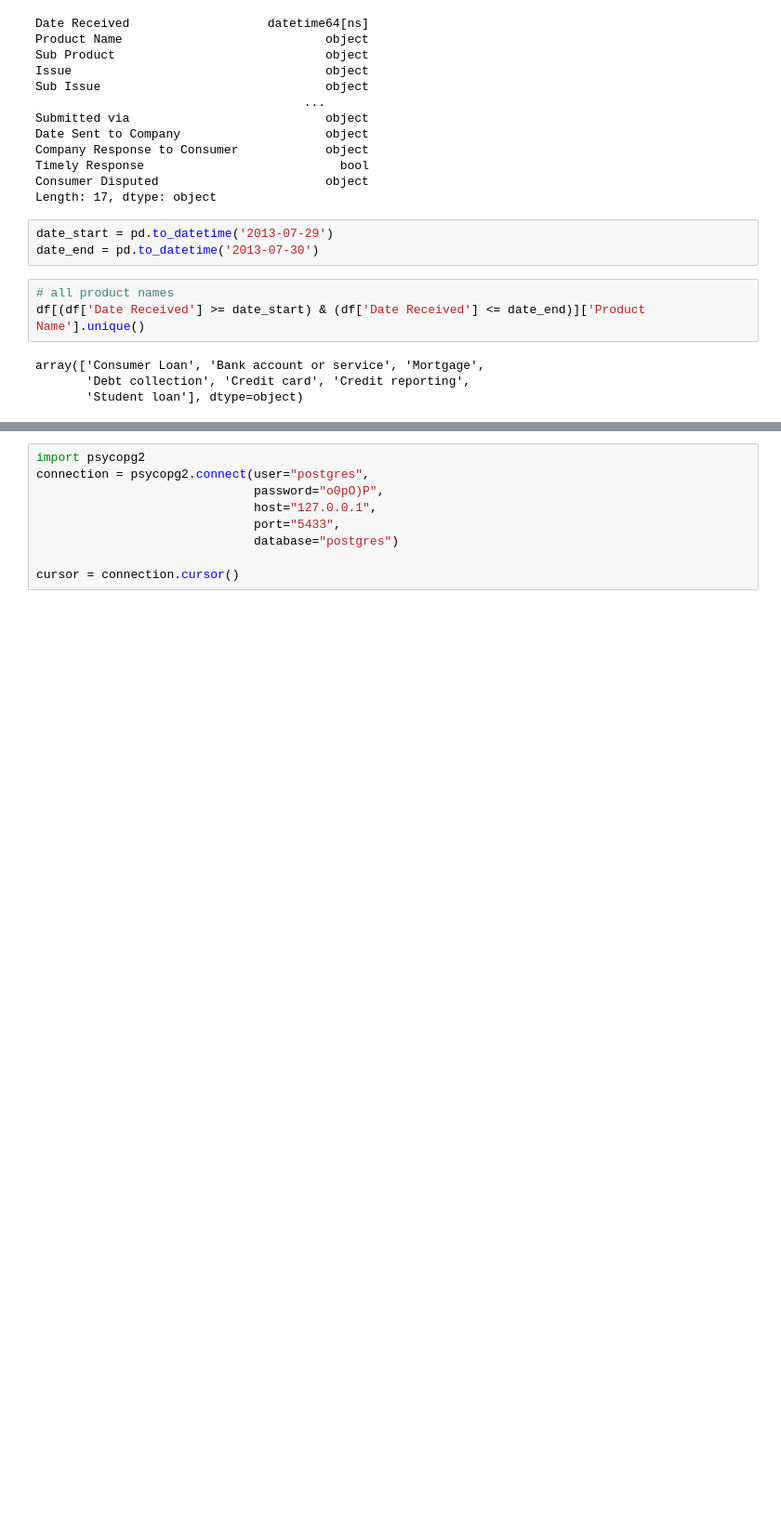
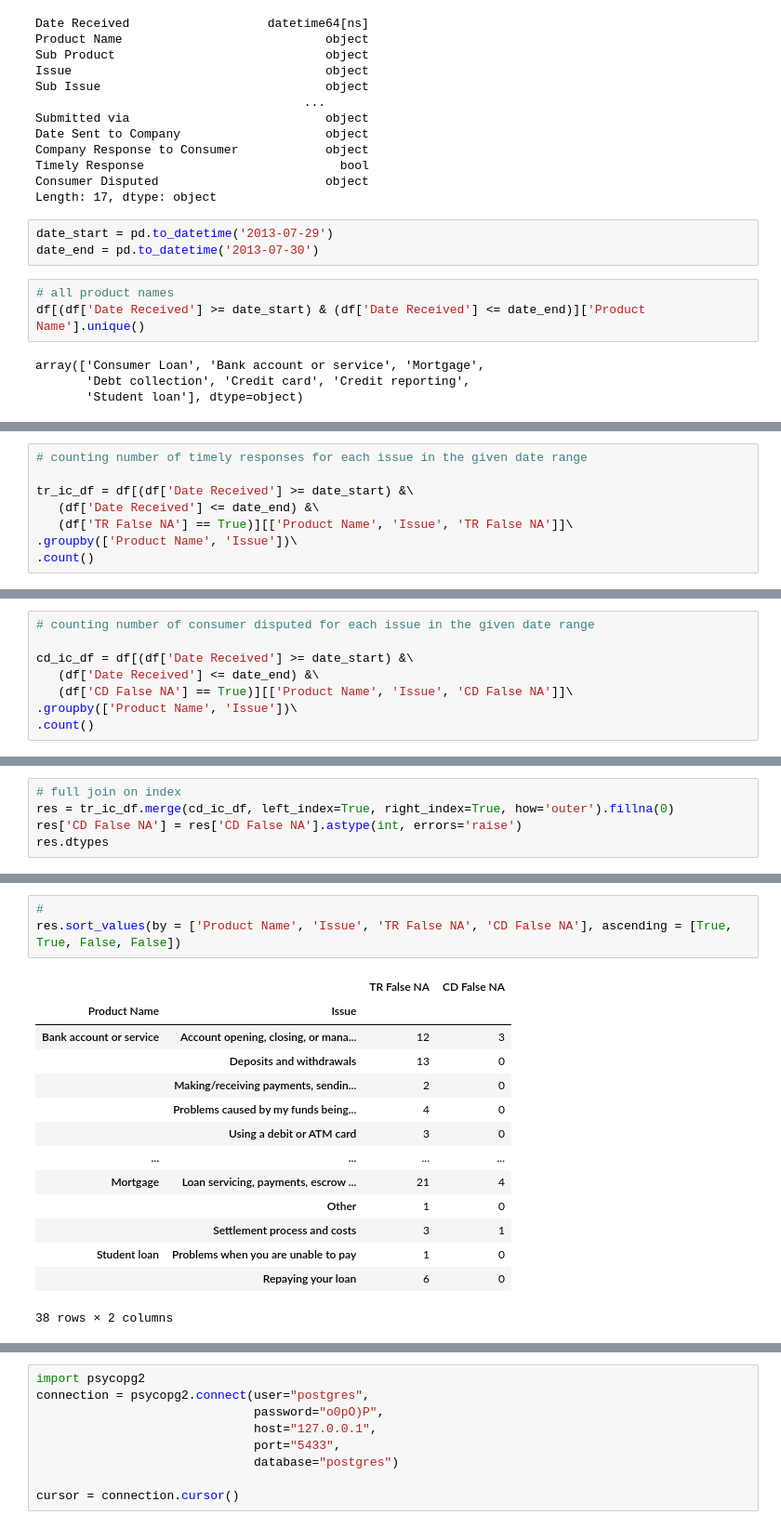
Before and after one commit to ecviridova/epam_training, a Jupyter notebook: complaints.ipynb, the cells around one changed output, grey strips where cells are left out. Shown at 93% size. Saved outputs shown, nothing was run; the diff lists cells and outputs as text; blank space fills up the shorter version.

```diff
--- a/complaints.ipynb
+++ b/complaints.ipynb
@@ -148,0 +135,8 @@ df[df['Consumer Disputed']==True ].groupby(['Product Name','Issue']).sum().sort_
+# %%
+# counting number of timely responses for each issue in the given date range
+
+tr_ic_df = df[(df['Date Received'] >= date_start) &\
+   (df['Date Received'] <= date_end) &\
+   (df['TR False NA'] == True)][['Product Name', 'Issue', 'TR False NA']]\
+.groupby(['Product Name', 'Issue'])\
+.count()
@@ -148,0 +153,8 @@ df[df['Consumer Disputed']==True ].groupby(['Product Name','Issue']).sum().sort_
+# %%
+# counting number of consumer disputed for each issue in the given date range
+
+cd_ic_df = df[(df['Date Received'] >= date_start) &\
+   (df['Date Received'] <= date_end) &\
+   (df['CD False NA'] == True)][['Product Name', 'Issue', 'CD False NA']]\
+.groupby(['Product Name', 'Issue'])\
+.count()
@@ -148,0 +171,5 @@ df[df['Consumer Disputed']==True ].groupby(['Product Name','Issue']).sum().sort_
+# %%
+# full join on index
+res = tr_ic_df.merge(cd_ic_df, left_index=True, right_index=True, how='outer').fillna(0)
+res['CD False NA'] = res['CD False NA'].astype(int, errors='raise')
+res.dtypes
@@ -148,0 +190,18 @@ df[df['Consumer Disputed']==True ].groupby(['Product Name','Issue']).sum().sort_
+# %%
+#
+res.sort_values(by = ['Product Name', 'Issue', 'TR False NA', 'CD False NA'], ascending = [True, True, False, False])
+# %% [output]
+|  |  | TR False NA | CD False NA |
+| Product Name | Issue |  |  |
+| Bank account or service | Account opening, closing, or mana... | 12 | 3 |
+|  | Deposits and withdrawals | 13 | 0 |
+|  | Making/receiving payments, sendin... | 2 | 0 |
+|  | Problems caused by my funds being... | 4 | 0 |
+|  | Using a debit or ATM card | 3 | 0 |
+| ... | ... | ... | ... |
+| Mortgage | Loan servicing, payments, escrow ... | 21 | 4 |
+|  | Other | 1 | 0 |
+|  | Settlement process and costs | 3 | 1 |
+| Student loan | Problems when you are unable to pay | 1 | 0 |
+|  | Repaying your loan | 6 | 0 |
+38 rows × 2 columns
```
Also changed, not shown: parts of 25 cells of this notebook.
